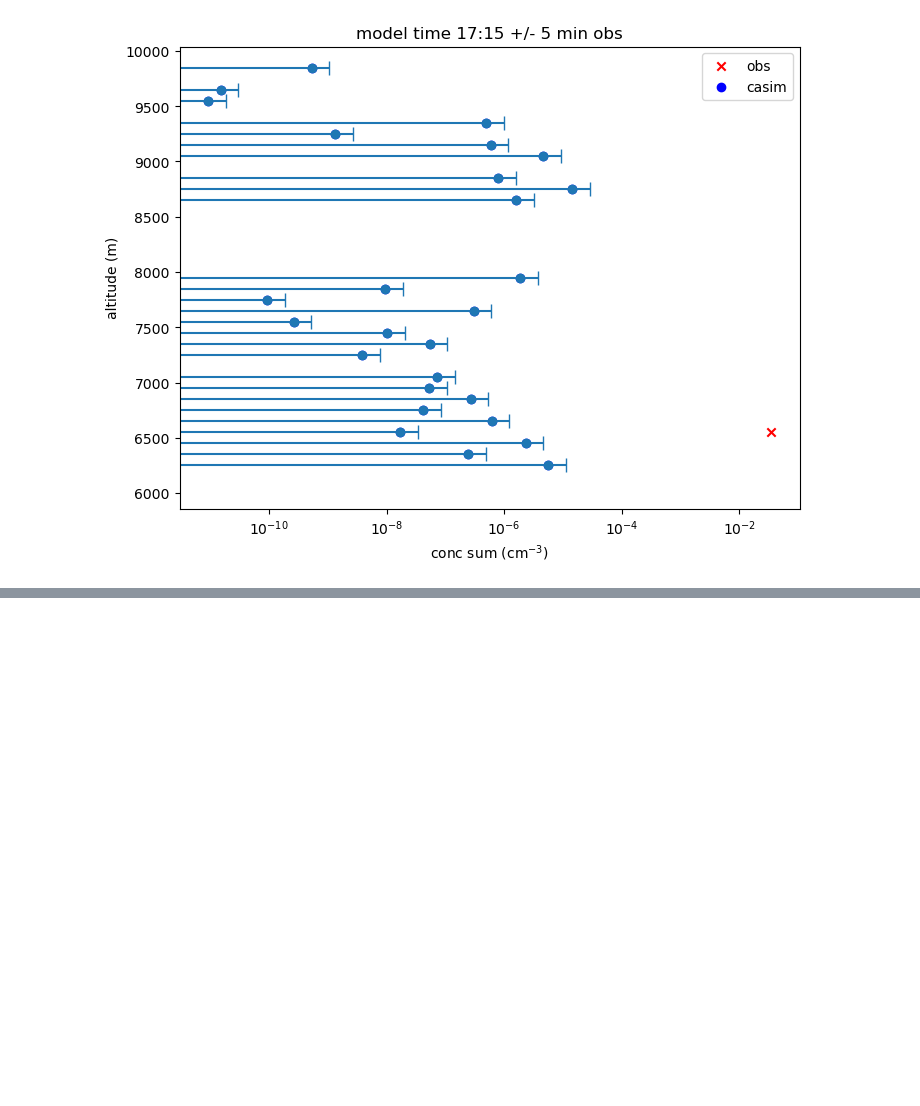
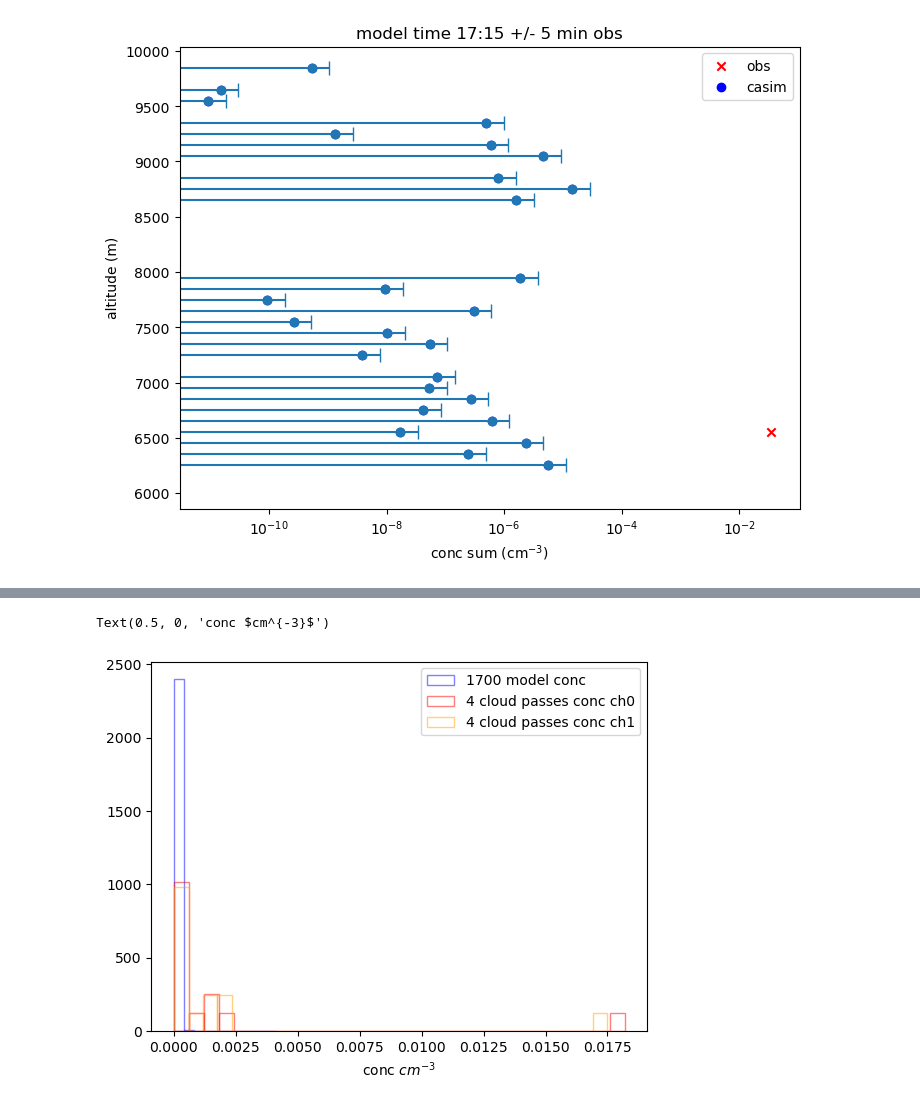
Before and after one commit to ezriri/shes_a_model, a Jupyter notebook: messy_unrisk_workshop.ipynb, the cells around one changed output, grey strips where cells are left out. Cells and saved outputs as stored; diff of their text form; code cells hidden in the pictures; blank space fills up the shorter version.

```diff
--- a/messy_unrisk_workshop.ipynb
+++ b/messy_unrisk_workshop.ipynb
@@ -908,0 +877,11 @@ with open("environment.yml", "w") as f:
+# %%
+plt.hist(flat_none_0, bins=10, edgecolor= 'blue', facecolor = 'none', alpha=0.5, label = '1700 model conc', density = True)#, stacked = True) #, normed=True)   # normalized
+plt.hist(none_0_ch0, bins=30, edgecolor= 'red', facecolor = 'none', alpha=0.5, label = '4 cloud passes conc ch0', density = True)#, stacked = True) #, normed=True)   # normalized
+plt.hist(none_0_ch1, bins=30, edgecolor= 'orange', facecolor = 'none', alpha=0.5, label = '4 cloud passes conc ch1', density = True)#, stacked = True) #, normed=True)   # normalized
+plt.legend()
+plt.xlabel('conc $cm^{-3}$')
+
+#plt.savefig('first_conc_histogram.pdf')
+# %% [output]
+Text(0.5, 0, 'conc $cm^{-3}$')
+[figure, added]
```
Also changed, not shown: parts of 22 cells of this notebook, 3 other files.
